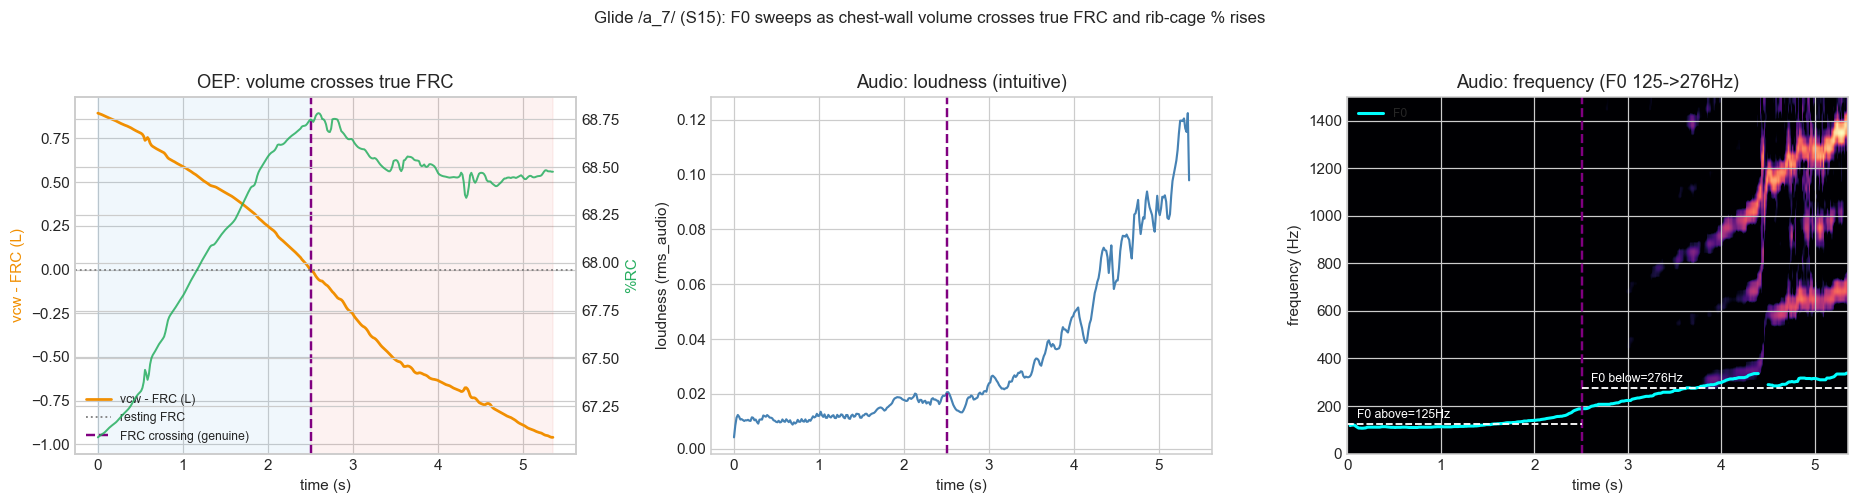
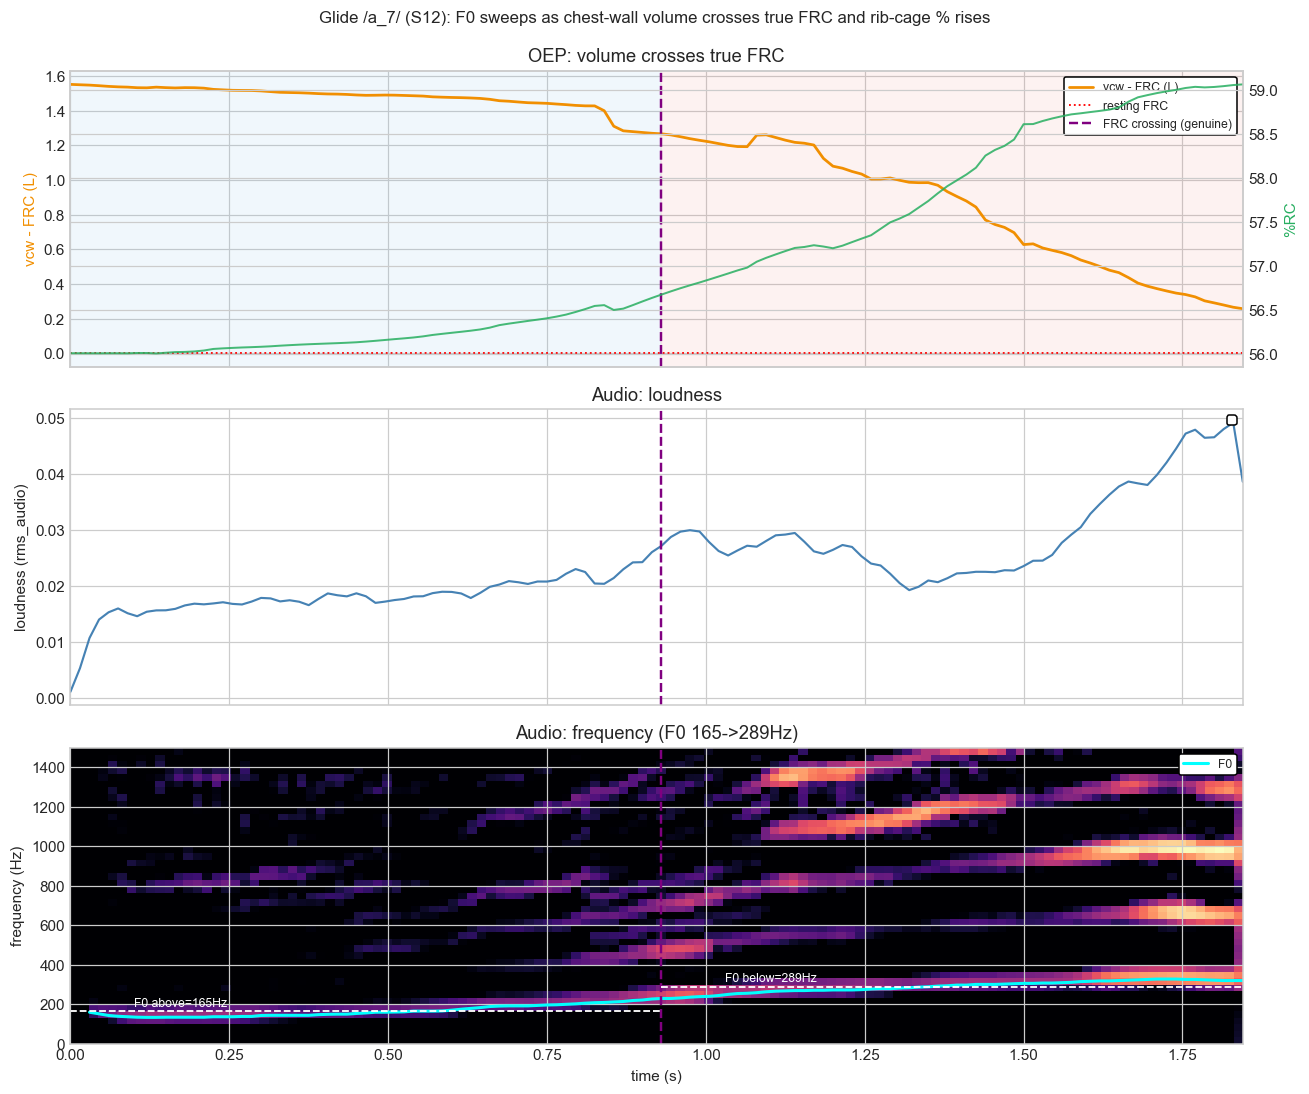
Code edit (unified diff) that turned the first committed figure into the second:
--- before
+++ after
@@ -2,26 +2,58 @@
 from pneumophonic_analysis.paired_features import PairedFeatureExtractor
 from analyze_l3_stratified import find_frc_crossing_index, find_genuine_frc_crossing
-H5 = REPO/"data_target/healthy_subjects/paired/GaRo_a_7.h5"
-df,meta=PairedFeatureExtractor.load_hdf5(H5)
-t=df['time'].values; pr=df['pct_rc'].values*100
-f0=df['f0'].where(df['voiced']==1.0).values
-amp=(df['rms_audio'] if 'rms_audio' in df.columns else df['energy']).values
-dvf=df['delta_vcw_frc'].values if 'delta_vcw_frc' in df.columns else df['delta_vcw'].values
-ci=find_genuine_frc_crossing(dvf) if 'delta_vcw_frc' in df.columns else None
-if ci is None: ci=find_frc_crossing_index(df['delta_vcw'].values)
-tc=t[ci]; fa=np.nanmean(f0[:ci]); fb=np.nanmean(f0[ci:])
+
+H5 = REPO/"data_target/healthy_subjects/paired/FiFe_a_7.h5"
+df, meta = PairedFeatureExtractor.load_hdf5(H5)
+t = df['time'].values; pr = df['pct_rc'].values * 100
+f0 = df['f0'].where(df['voiced']==1.0).values
+amp = (df['rms_audio'] if 'rms_audio' in df.columns else df['energy']).values
+dvf = df['delta_vcw_frc'].values if 'delta_vcw_frc' in df.columns else df['delta_vcw'].values
+
+ci = find_genuine_frc_crossing(dvf) if 'delta_vcw_frc' in df.columns else None
+if ci is None: ci = find_frc_crossing_index(df['delta_vcw'].values)
+
+tc = t[ci]; fa = np.nanmean(f0[:ci]); fb = np.nanmean(f0[ci:])
+
 with h5py.File(H5,'r') as f: S=f['stft'][:]; sr=int(f.attrs['sr_audio'])
-freqs=np.linspace(0,sr/2,S.shape[0]); km=np.searchsorted(freqs,1500); Sdb=20*np.log10(S[:km]+1e-6)
-fig,ax=plt.subplots(1,3,figsize=(17,4.4))
-a=ax[0]; a.plot(t,dvf,color='#F18F01',lw=1.8,label='vcw - FRC (L)'); a.axhline(0,color='gray',ls=':',lw=1.2,label='resting FRC')
-a.axvline(tc,color='purple',lw=1.6,ls='--',label='FRC crossing (genuine)'); a.axvspan(t[0],tc,color='#3498DB',alpha=.07); a.axvspan(tc,t[-1],color='#E74C3C',alpha=.07)
-a.set_xlabel('time (s)'); a.set_ylabel('vcw - FRC (L)',color='#F18F01'); b=a.twinx(); b.plot(t,pr,color='#27AE60',lw=1.3,alpha=.85); b.set_ylabel('%RC',color='#27AE60')
-a.set_title('OEP: volume crosses true FRC'); a.legend(loc='lower left',fontsize=8)
-a=ax[1]; a.plot(t,amp,color='steelblue',lw=1.4); a.axvline(tc,color='purple',lw=1.6,ls='--'); a.set_xlabel('time (s)'); a.set_ylabel('loudness (rms_audio)'); a.set_title('Audio: loudness (intuitive)')
-a=ax[2]; a.imshow(Sdb,origin='lower',aspect='auto',extent=[t[0],t[-1],0,1500],cmap='magma',vmin=Sdb.max()-70,vmax=Sdb.max())
-a.plot(t,f0,color='cyan',lw=2,label='F0'); a.axvline(tc,color='purple',lw=1.6,ls='--')
-a.hlines(fa,t[0],tc,color='w',ls='--',lw=1.2); a.hlines(fb,tc,t[-1],color='w',ls='--',lw=1.2)
-a.text(t[0]+.1,fa+25,f'F0 above={fa:.0f}Hz',color='w',fontsize=8); a.text(tc+.1,fb+25,f'F0 below={fb:.0f}Hz',color='w',fontsize=8)
-a.set_ylim(0,1500); a.set_xlabel('time (s)'); a.set_ylabel('frequency (Hz)'); a.set_title(f'Audio: frequency (F0 {fa:.0f}->{fb:.0f}Hz)'); a.legend(loc='upper left',fontsize=8)
-fig.suptitle(f'Glide /a_7/ ({anon(meta["subject_id"])}): F0 sweeps as chest-wall volume crosses true FRC and rib-cage % rises',y=1.03,fontsize=11)
-plt.tight_layout(); plt.show()
+freqs = np.linspace(0,sr/2,S.shape[0]); km = np.searchsorted(freqs,1500); Sdb=20*np.log10(S[:km]+1e-6)
+
+fig, ax = plt.subplots(3, 1, figsize=(12, 10), sharex=True)
+
+# Subplot 1: OEP
+a = ax[0]
+a.plot(t, dvf, color='#F18F01', lw=1.8, label='vcw - FRC (L)')
+a.axhline(0, color='red', ls=':', lw=1.2, label='resting FRC')
+a.axvline(tc, color='purple', lw=1.6, ls='--', label='FRC crossing (genuine)')
+a.axvspan(t[0], tc, color='#3498DB', alpha=.07); a.axvspan(tc, t[-1], color='#E74C3C', alpha=.07)
+a.set_ylabel('vcw - FRC (L)', color='#F18F01')
+b = a.twinx(); b.plot(t, pr, color='#27AE60', lw=1.3, alpha=.85); b.set_ylabel('%RC', color='#27AE60')
+a.set_title('OEP: volume crosses true FRC')
+leg = a.legend(fontsize=8, facecolor='white', framealpha=1.0, frameon=True, edgecolor='black', loc='upper right')
+leg.set_zorder(100) 
+
+# Subplot 2: Audio Loudness
+a = ax[1]
+a.plot(t, amp, color='steelblue', lw=1.4)
+a.axvline(tc, color='purple', lw=1.6, ls='--')
+a.set_ylabel('loudness (rms_audio)')
+a.set_title('Audio: loudness')
+leg = a.legend(fontsize=8, facecolor='white', framealpha=1.0, frameon=True, edgecolor='black', loc='upper right')
+leg.set_zorder(100) 
+
+# Subplot 3: Spectrogram & F0
+a = ax[2]
+a.imshow(Sdb, origin='lower', aspect='auto', extent=[t[0], t[-1], 0, 1500], cmap='magma', vmin=Sdb.max()-70, vmax=Sdb.max())
+a.plot(t, f0, color='cyan', lw=2, label='F0')
+a.axvline(tc, color='purple', lw=1.6, ls='--')
+a.hlines(fa, t[0], tc, color='w', ls='--', lw=1.2); a.hlines(fb, tc, t[-1], color='w', ls='--', lw=1.2)
+a.text(t[0]+.1, fa+25, f'F0 above={fa:.0f}Hz', color='w', fontsize=8); a.text(tc+.1, fb+25, f'F0 below={fb:.0f}Hz', color='w', fontsize=8)
+a.set_ylim(0, 1500)
+a.set_xlabel('time (s)')
+a.set_ylabel('frequency (Hz)')
+a.set_title(f'Audio: frequency (F0 {fa:.0f}->{fb:.0f}Hz)')
+leg = a.legend(fontsize=8, facecolor='white', framealpha=1.0, frameon=True, edgecolor='black', loc='upper right')
+leg.set_zorder(100) 
+
+fig.suptitle(f'Glide /a_7/ ({anon(meta["subject_id"])}): F0 sweeps as chest-wall volume crosses true FRC and rib-cage % rises', y=0.99, fontsize=11)
+plt.tight_layout()
+plt.show()

Commit: notebook re update comments and obs